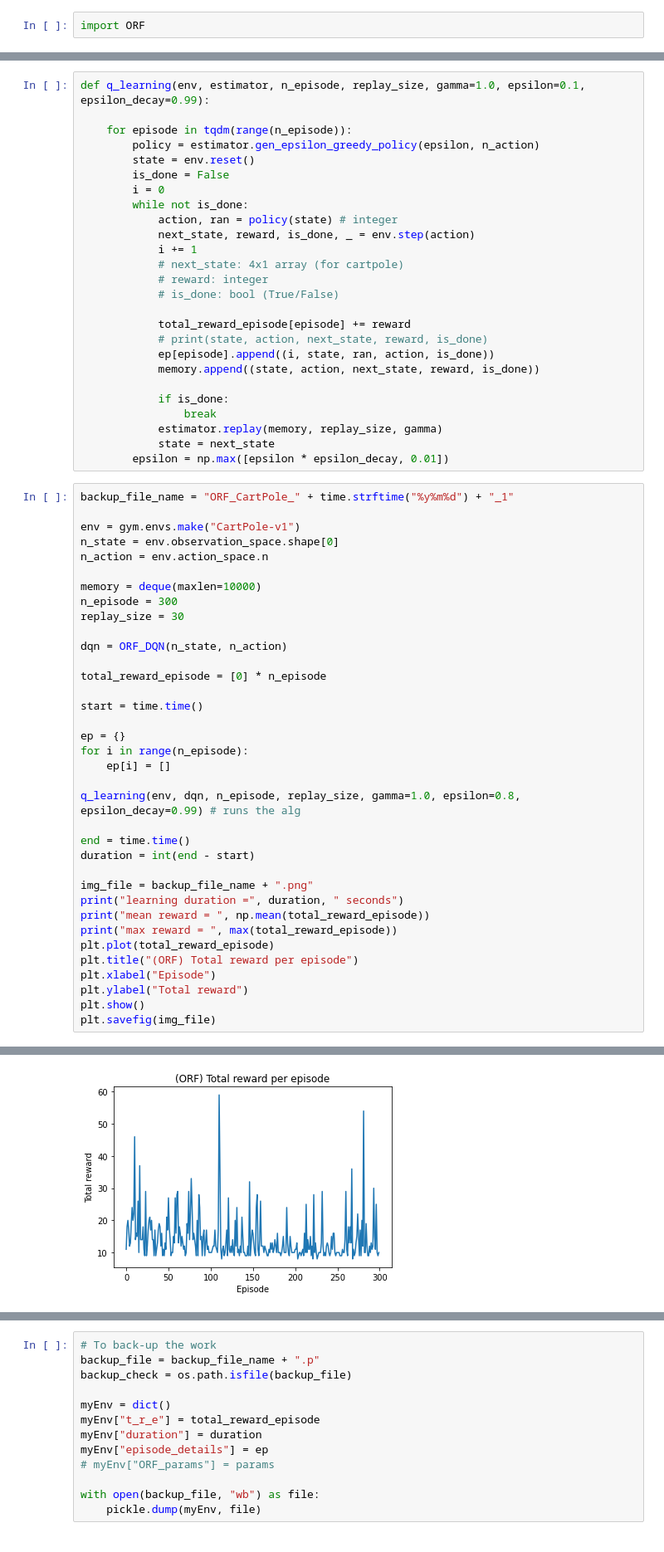
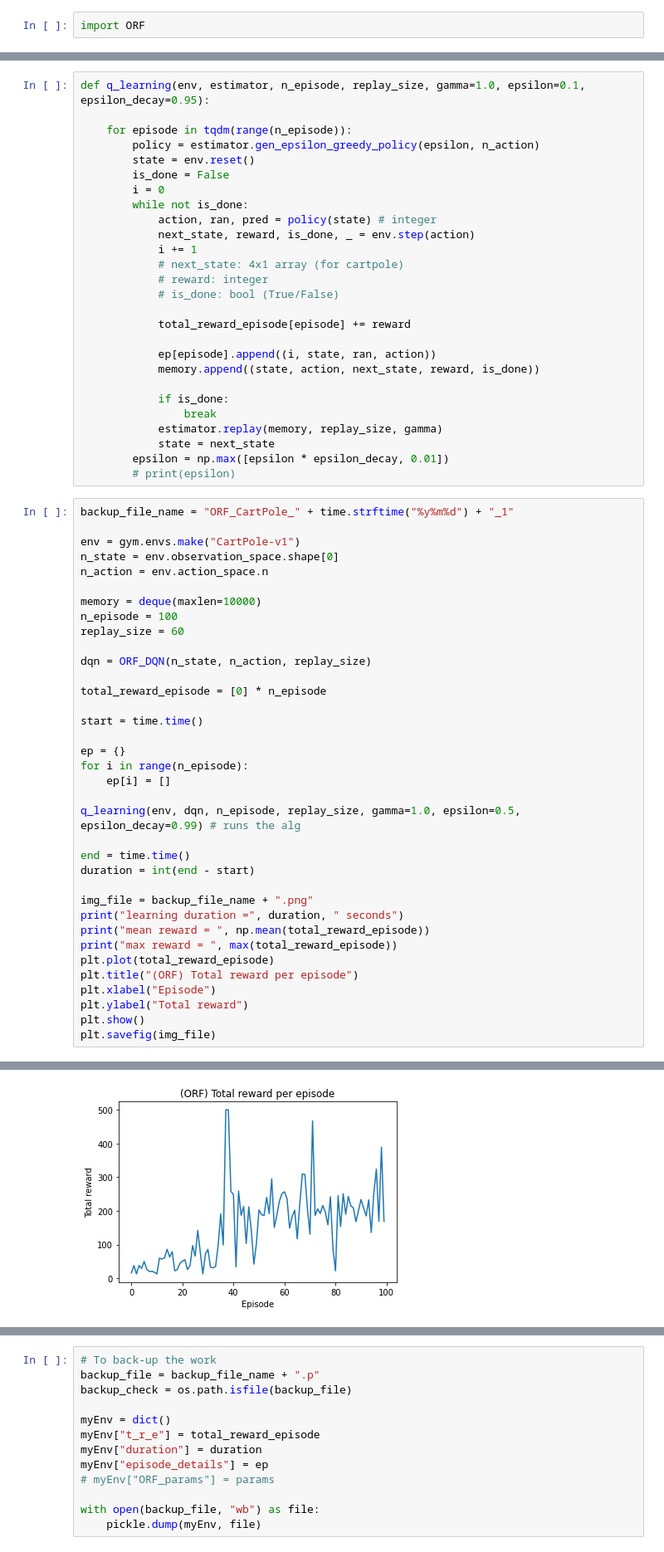
Before and after one commit to joosung-min/Q-Learning-with-Online-Trees, a Jupyter notebook: ORF_CartPole.ipynb, the cells around one changed output, grey strips where cells are left out. Shown: that part at 83% size. Saved outputs shown, nothing was run; the diff lists cells and outputs as text.

```diff
--- a/ORF_CartPole.ipynb
+++ b/ORF_CartPole.ipynb
@@ -155,5 +161,5 @@ class ORF_DQN():
 # %%
-def q_learning(env, estimator, n_episode, replay_size, gamma=1.0, epsilon=0.1, epsilon_decay=0.99):
+def q_learning(env, estimator, n_episode, replay_size, gamma=1.0, epsilon=0.1, epsilon_decay=0.95):
 
     for episode in tqdm(range(n_episode)):
         policy = estimator.gen_epsilon_greedy_policy(epsilon, n_action)
@@ -161,7 +167,7 @@ def q_learning(env, estimator, n_episode, replay_size, gamma=1.0, epsilon=0.1, e
         is_done = False
         i = 0
         while not is_done:
-            action, ran = policy(state) # integer
+            action, ran, pred = policy(state) # integer
             next_state, reward, is_done, _ = env.step(action)
             i += 1
             # next_state: 4x1 array (for cartpole)
@@ -169,8 +175,8 @@ def q_learning(env, estimator, n_episode, replay_size, gamma=1.0, epsilon=0.1, e
             # is_done: bool (True/False)
 
             total_reward_episode[episode] += reward
-            # print(state, action, next_state, reward, is_done)
-            ep[episode].append((i, state, ran, action, is_done))
+
+            ep[episode].append((i, state, ran, action))
             memory.append((state, action, next_state, reward, is_done))
 
             if is_done:
@@ -178,6 +184,7 @@ def q_learning(env, estimator, n_episode, replay_size, gamma=1.0, epsilon=0.1, e
             estimator.replay(memory, replay_size, gamma)
             state = next_state
         epsilon = np.max([epsilon * epsilon_decay, 0.01])
+        # print(epsilon)
 # %%
 backup_file_name = "ORF_CartPole_" + time.strftime("%y%m%d") + "_1"
 
@@ -186,10 +193,10 @@ n_state = env.observation_space.shape[0]
 n_action = env.action_space.n
 
 memory = deque(maxlen=10000)
-n_episode = 300
-replay_size = 30
+n_episode = 100
+replay_size = 60
 
-dqn = ORF_DQN(n_state, n_action)
+dqn = ORF_DQN(n_state, n_action, replay_size)
 
 total_reward_episode = [0] * n_episode
 
@@ -199,7 +206,7 @@ ep = {}
 for i in range(n_episode):
     ep[i] = []
 
-q_learning(env, dqn, n_episode, replay_size, gamma=1.0, epsilon=0.8, epsilon_decay=0.99) # runs the alg
+q_learning(env, dqn, n_episode, replay_size, gamma=1.0, epsilon=0.5, epsilon_decay=0.99) # runs the alg
 
 end = time.time()
 duration = int(end - start)
@@ -221,4 +228,4 @@ max reward =  59.0
-[figure, old version]
+[figure, new version]
 <Figure size 432x288 with 0 Axes>
 # %%
 # minep = np.argmin(total_reward_episode)
```
Also changed, not shown: parts of 3 cells of this notebook, 3 other files.
